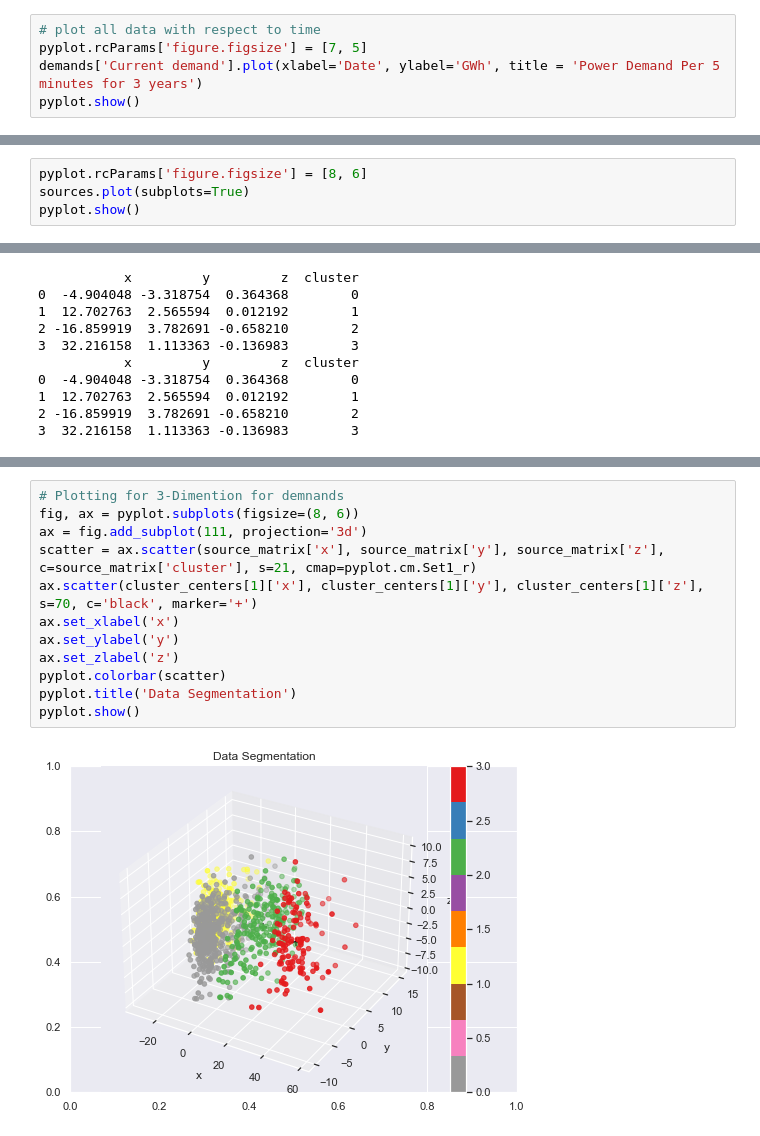
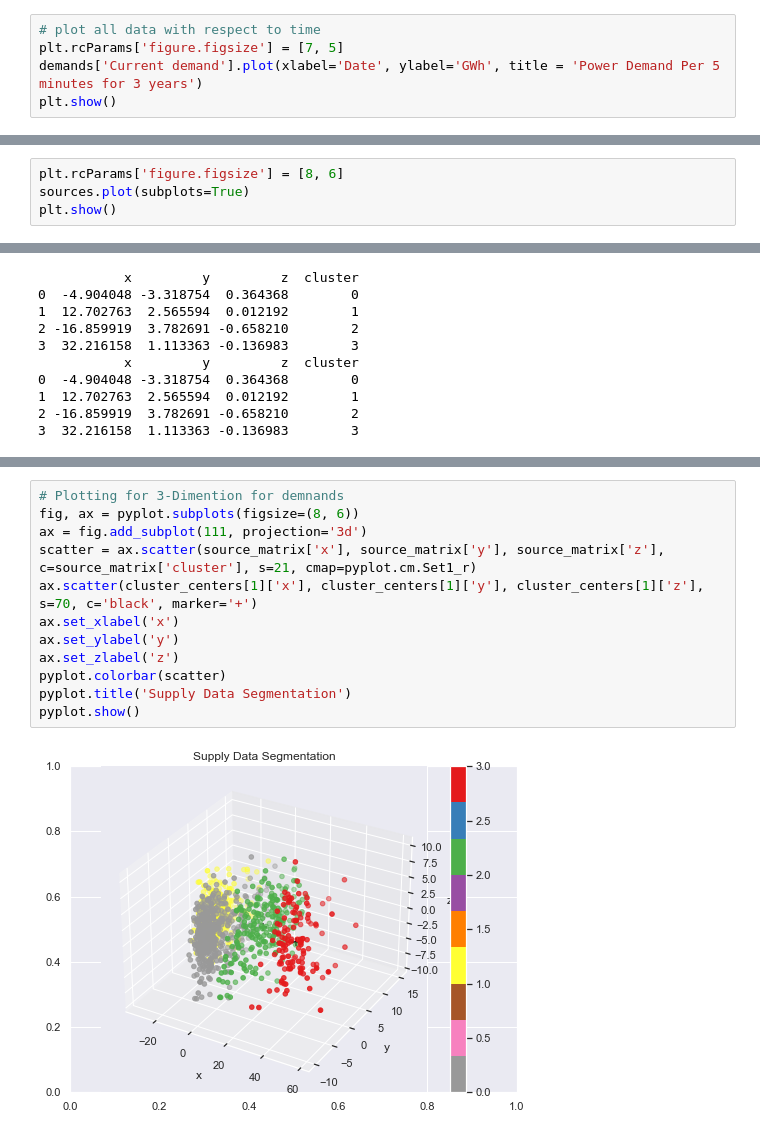
Before and after one commit to gkontogiannhs/Data-Mining, a Jupyter notebook: main.ipynb, the cells around one changed output, grey strips where cells are left out. Saved outputs shown, nothing was run; the diff lists cells and outputs as text.

```diff
--- a/main.ipynb
+++ b/main.ipynb
@@ -99,14 +99,14 @@ sources.interpolate(method='linear', axis=0, inplace=True)
 ## Visualize whole dataset
 # %%
 # plot all data with respect to time
-pyplot.rcParams['figure.figsize'] = [7, 5]
+plt.rcParams['figure.figsize'] = [7, 5]
 demands['Current demand'].plot(xlabel='Date', ylabel='GWh', title = 'Power Demand Per 5 minutes for 3 years')
-pyplot.show()
+plt.show()
 # %% [output]
 [figure]
 # %%
-pyplot.rcParams['figure.figsize'] = [8, 6]
+plt.rcParams['figure.figsize'] = [8, 6]
 sources.plot(subplots=True)
-pyplot.show()
+plt.show()
 # %% [output]
 [figure]
@@ -479,14 +519,14 @@ pyplot.show()
 # %%
 # Plotting for 3-Dimention for demnands
 fig, ax = pyplot.subplots(figsize=(8, 6))
 ax = fig.add_subplot(111, projection='3d')
 scatter = ax.scatter(source_matrix['x'], source_matrix['y'], source_matrix['z'], c=source_matrix['cluster'], s=21, cmap=pyplot.cm.Set1_r)
 ax.scatter(cluster_centers[1]['x'], cluster_centers[1]['y'], cluster_centers[1]['z'], s=70, c='black', marker='+')
 ax.set_xlabel('x')
 ax.set_ylabel('y')
 ax.set_zlabel('z')
 pyplot.colorbar(scatter)
-pyplot.title('Data Segmentation')
+pyplot.title('Supply Data Segmentation')
 pyplot.show()
 # %% [output]
-[figure, old version]
+[figure, new version]
```
Also changed, not shown: parts of 17 cells of this notebook.
